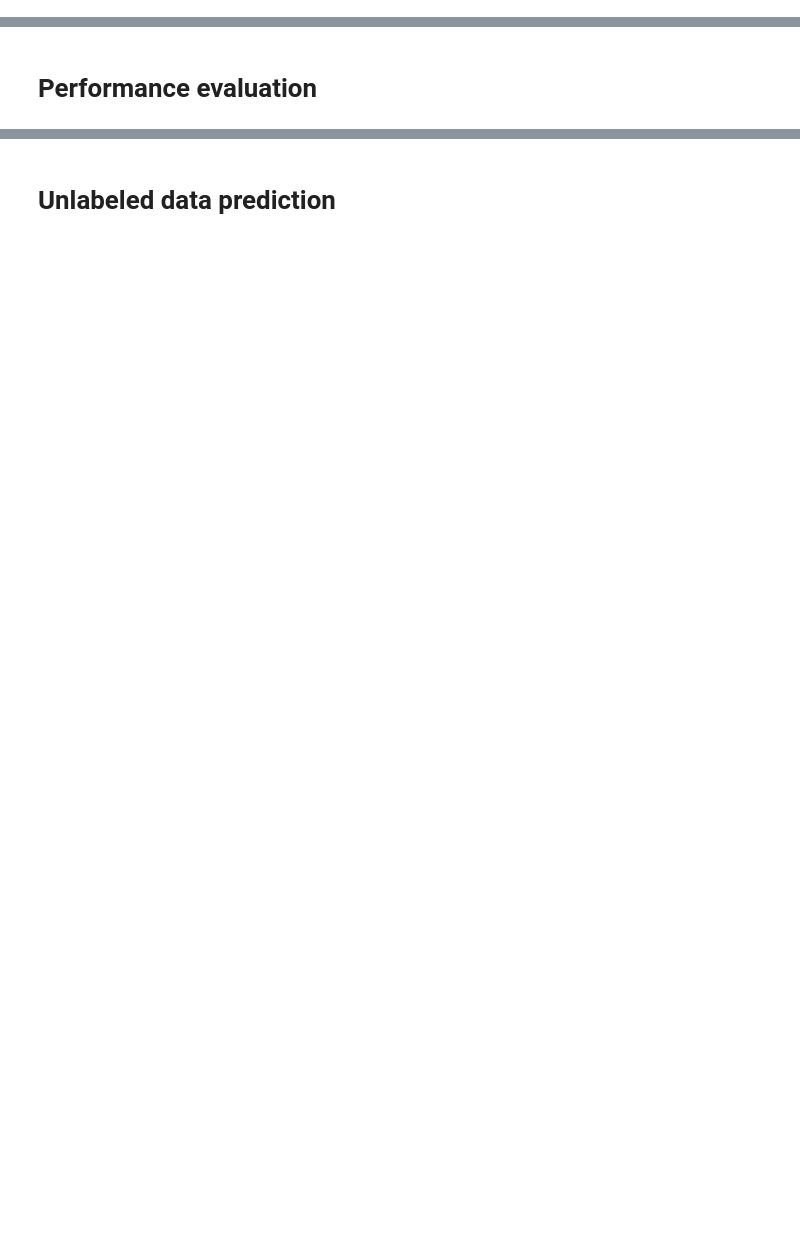
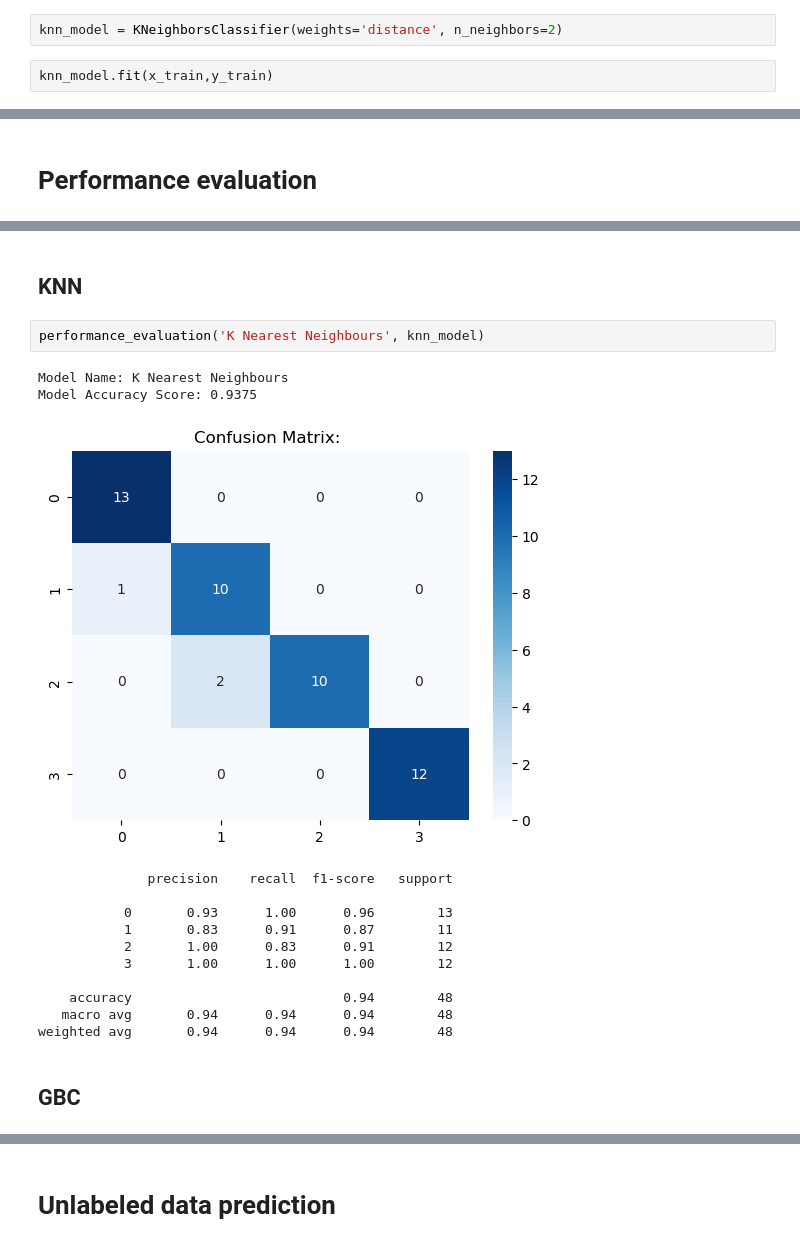
Before and after one commit to Epicmanpreet01/jojo-stand-ml, a Jupyter notebook: notebooks/supervisedPredictionModel.ipynb, the cells around one changed output, grey strips where cells are left out. Drawn from its saved outputs; the diff is of its cells as text; blank space fills up the shorter version.

```diff
--- a/notebooks/supervisedPredictionModel.ipynb
+++ b/notebooks/supervisedPredictionModel.ipynb
@@ -214,0 +238,4 @@ RandomForestClassifier(n_estimators=110, random_state=42)
+# %%
+knn_model = KNeighborsClassifier(weights='distance', n_neighbors=2)
+# %%
+knn_model.fit(x_train,y_train)
@@ -250,0 +335,20 @@ weighted avg       0.98      0.98      0.98        48
+# %% [markdown]
+## KNN
+# %%
+performance_evaluation('K Nearest Neighbours', knn_model)
+# %% [output]
+Model Name: K Nearest Neighbours
+Model Accuracy Score: 0.9375
+[figure, added]
+              precision    recall  f1-score   support
+
+           0       0.93      1.00      0.96        13
+           1       0.83      0.91      0.87        11
+           2       1.00      0.83      0.91        12
+           3       1.00      1.00      1.00        12
+
+    accuracy                           0.94        48
+   macro avg       0.94      0.94      0.94        48
+weighted avg       0.94      0.94      0.94        48
+# %% [markdown]
+## GBC
```
Also changed, not shown: parts of 46 cells of this notebook, 1 other file.
